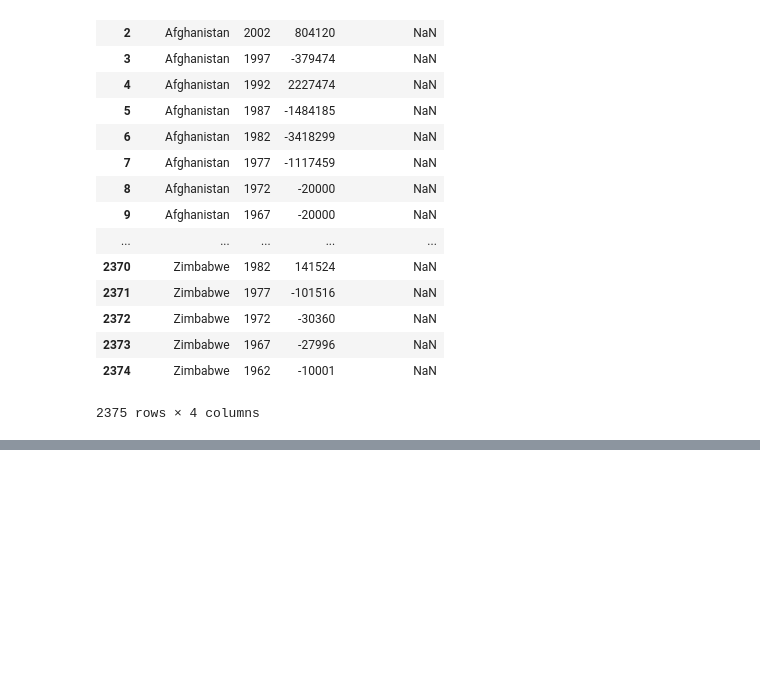
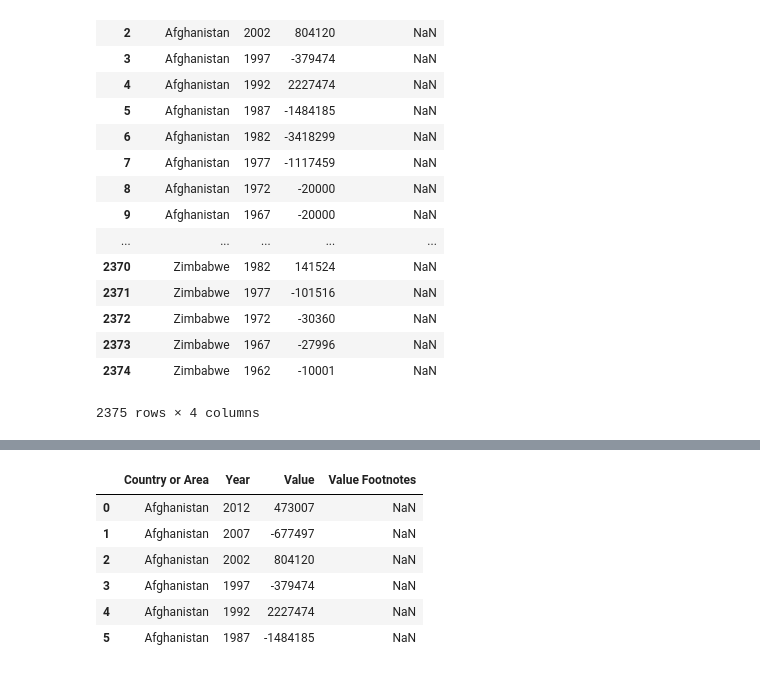
Before and after one commit to smitamisra/DataQ1, a Jupyter notebook: dataquestion1.ipynb, the cells around one changed output, grey strips where cells are left out. Saved outputs shown, nothing was run; the diff lists cells and outputs as text; code cells hidden in the pictures; blank space fills up the shorter version.

```diff
--- a/dataquestion1.ipynb
+++ b/dataquestion1.ipynb
@@ -52,0 +76,10 @@ internet_users
+# %%
+internet_users.head(6)
+# %% [output]
+|  | Country or Area | Year | Value | Value Footnotes |
+| 0 | Afghanistan | 2012 | 473007 | NaN |
+| 1 | Afghanistan | 2007 | -677497 | NaN |
+| 2 | Afghanistan | 2002 | 804120 | NaN |
+| 3 | Afghanistan | 1997 | -379474 | NaN |
+| 4 | Afghanistan | 1992 | 2227474 | NaN |
+| 5 | Afghanistan | 1987 | -1484185 | NaN |
```
Also changed, not shown: parts of 5 cells of this notebook, 1 other file.
